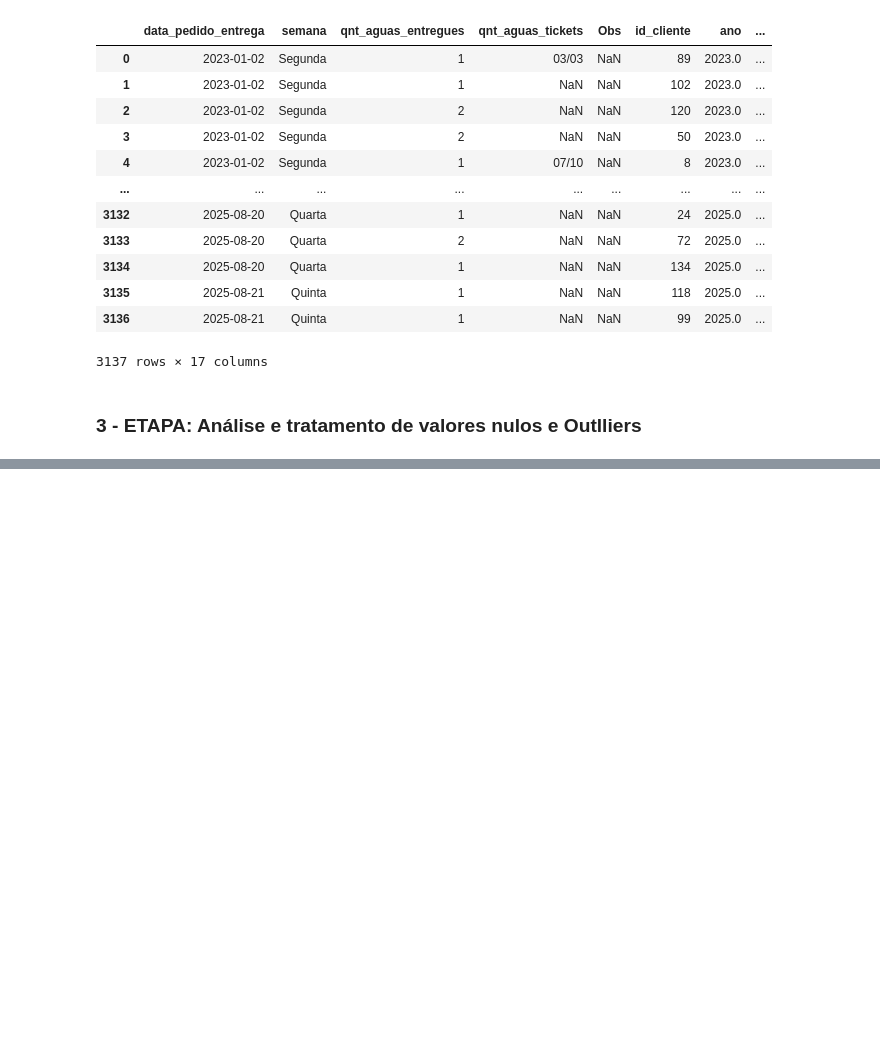
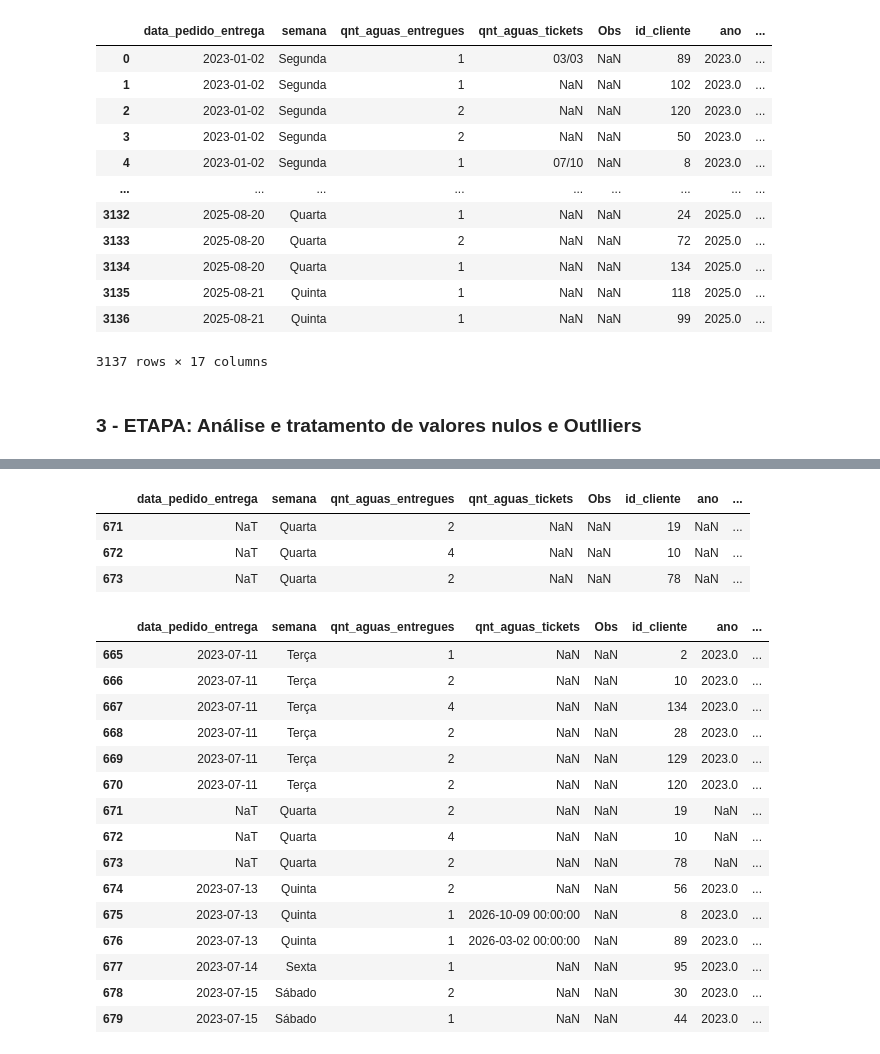
Before and after one commit to Fernandonneto/Projeto_Real_-_Previsao_Recompra_Agua_Mineral_Machine_Learning, a Jupyter notebook: Tratamento dos dados/Tratamento_dados.ipynb, the cells around one changed output, grey strips where cells are left out. Cells and saved outputs as stored; diff of their text form; code cells hidden in the pictures; blank space fills up the shorter version.

```diff
--- a/Tratamento dos dados/Tratamento_dados.ipynb
+++ b/Tratamento dos dados/Tratamento_dados.ipynb
@@ -189 +202,29 @@ id_cliente                0
 dtype: int64
+# %%
+# Conferencia de quais são os valore nulos na coluna 'data_pedido_entrega'
+df[df['data_pedido_entrega'].isnull()]
+# %% [output]
+|  | data_pedido_entrega | semana | qnt_aguas_entregues | qnt_aguas_tickets | Obs | id_cliente | ano | ... |
+| 671 | NaT | Quarta | 2 | NaN | NaN | 19 | NaN | ... |
+| 672 | NaT | Quarta | 4 | NaN | NaN | 10 | NaN | ... |
+| 673 | NaT | Quarta | 2 | NaN | NaN | 78 | NaN | ... |
+# %%
+# Intervalo de tempo dentro do dos valores nulos
+df.iloc[665:680]
+# %% [output]
+|  | data_pedido_entrega | semana | qnt_aguas_entregues | qnt_aguas_tickets | Obs | id_cliente | ano | ... |
+| 665 | 2023-07-11 | Terça | 1 | NaN | NaN | 2 | 2023.0 | ... |
+| 666 | 2023-07-11 | Terça | 2 | NaN | NaN | 10 | 2023.0 | ... |
+| 667 | 2023-07-11 | Terça | 4 | NaN | NaN | 134 | 2023.0 | ... |
+| 668 | 2023-07-11 | Terça | 2 | NaN | NaN | 28 | 2023.0 | ... |
+| 669 | 2023-07-11 | Terça | 2 | NaN | NaN | 129 | 2023.0 | ... |
+| 670 | 2023-07-11 | Terça | 2 | NaN | NaN | 120 | 2023.0 | ... |
+| 671 | NaT | Quarta | 2 | NaN | NaN | 19 | NaN | ... |
+| 672 | NaT | Quarta | 4 | NaN | NaN | 10 | NaN | ... |
+| 673 | NaT | Quarta | 2 | NaN | NaN | 78 | NaN | ... |
+| 674 | 2023-07-13 | Quinta | 2 | NaN | NaN | 56 | 2023.0 | ... |
+| 675 | 2023-07-13 | Quinta | 1 | 2026-10-09 00:00:00 | NaN | 8 | 2023.0 | ... |
+| 676 | 2023-07-13 | Quinta | 1 | 2026-03-02 00:00:00 | NaN | 89 | 2023.0 | ... |
+| 677 | 2023-07-14 | Sexta | 1 | NaN | NaN | 95 | 2023.0 | ... |
+| 678 | 2023-07-15 | Sábado | 2 | NaN | NaN | 30 | 2023.0 | ... |
+| 679 | 2023-07-15 | Sábado | 1 | NaN | NaN | 44 | 2023.0 | ... |
```
Also changed, not shown: parts of 14 cells of this notebook, 1 other file.
